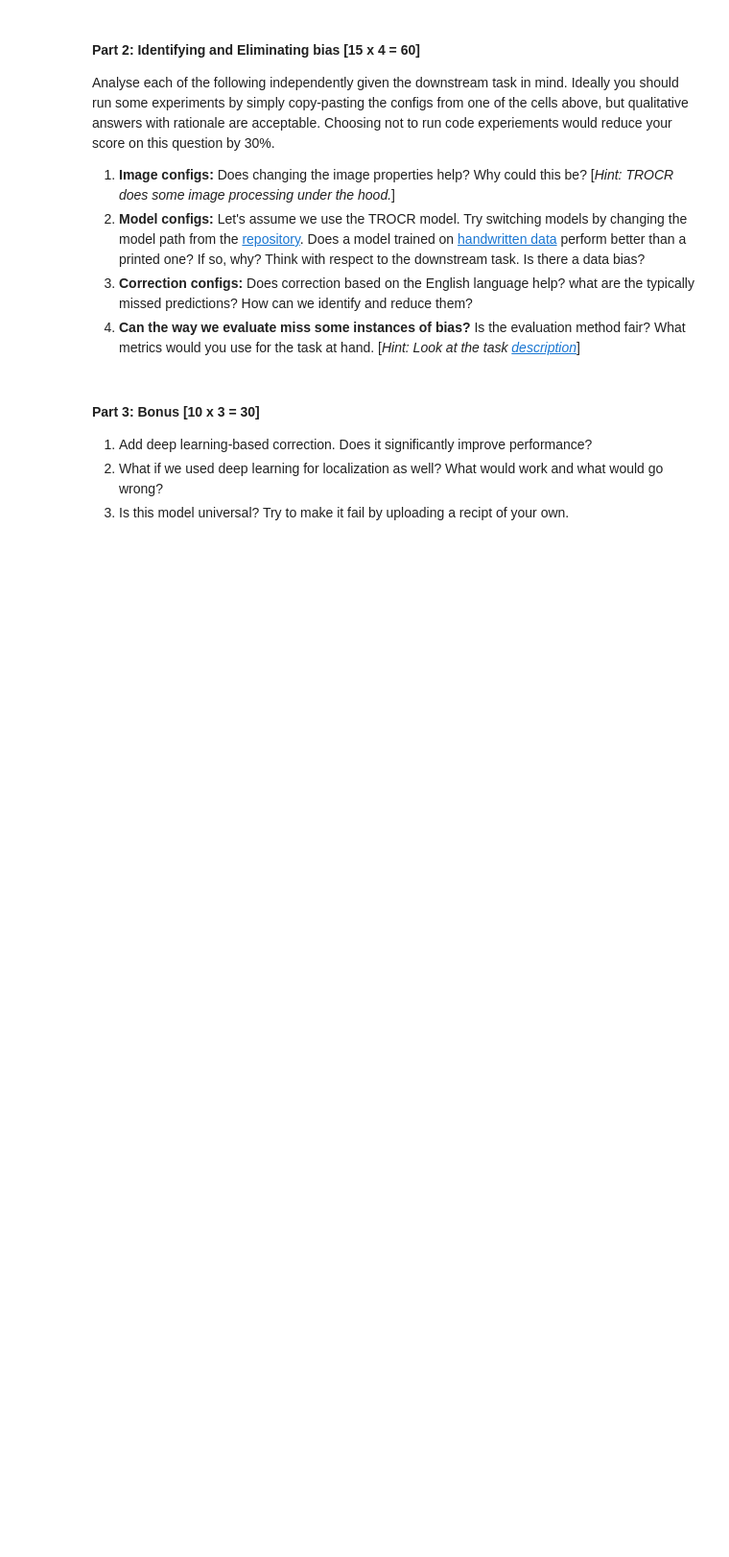
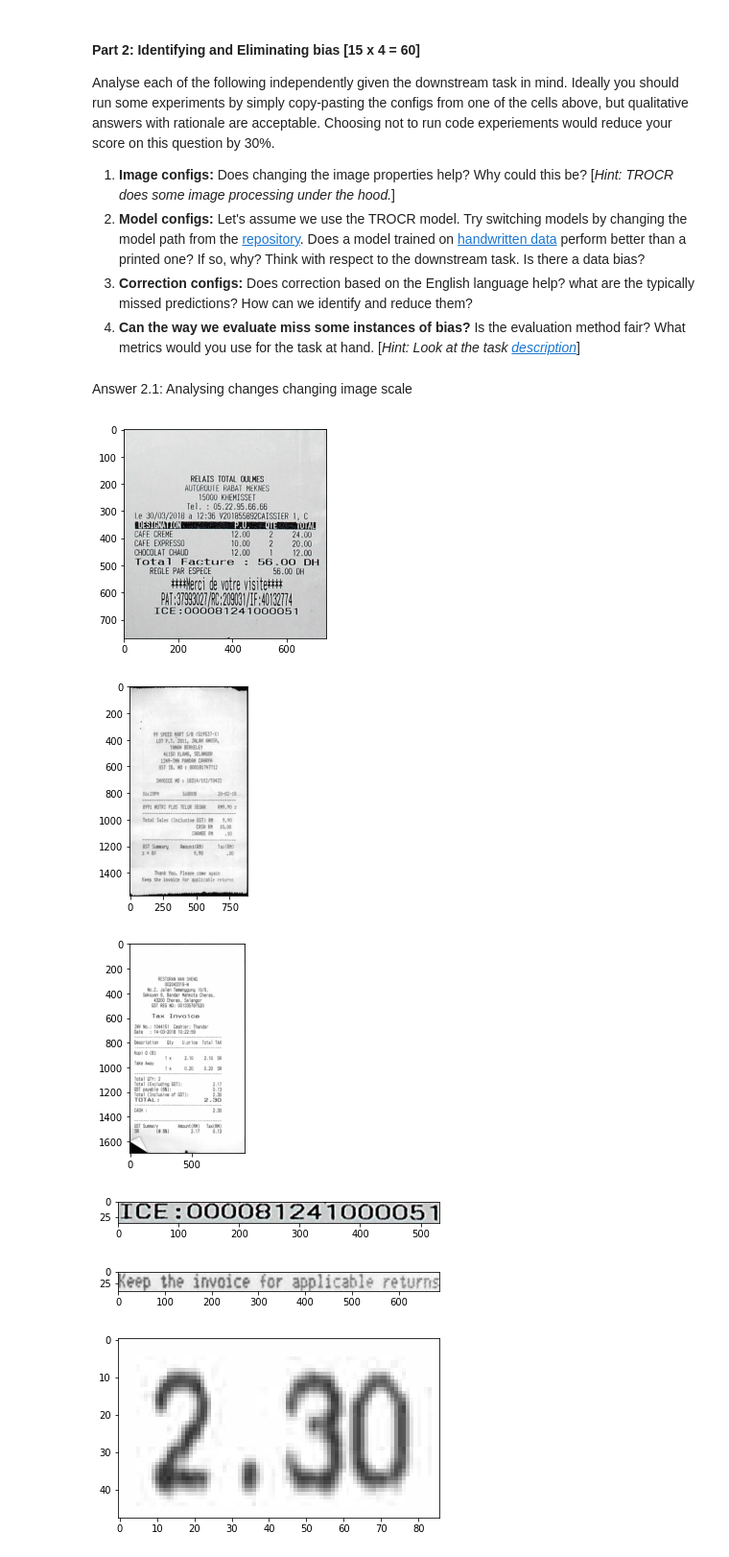
Before and after one commit to A00447694/Vector-Workshop, a Jupyter notebook: Chauhan-assignment4.ipynb, the cells around one changed output. Shown at 96% size. Saved outputs shown, nothing was run; the diff lists cells and outputs as text; code cells hidden in the pictures; blank space fills up the shorter version.

```diff
--- a/Chauhan-assignment4.ipynb
+++ b/Chauhan-assignment4.ipynb
@@ -405,9 +407,5 @@ Analyse each of the following independently given the downstream task in mind. I
 2. **Model configs:** Let's assume we use the TROCR model. Try switching models by changing the model path from the [repository](https://huggingface.co/models?search=microsoft/trocr). Does a model trained on [handwritten data]('microsoft/trocr-base-handwritten') perform better than a printed one? If so, why? Think with respect to the downstream task. Is there a data bias?
 3. **Correction configs:** Does correction based on the English language help? what are the typically missed predictions? How can we identify and reduce them?
 4. **Can the way we evaluate miss some instances of bias?** Is the evaluation method fair? What metrics would you use for the task at hand. [*Hint: Look at the task [description](https://rrc.cvc.uab.es/?ch=13&com=tasks)*]
-# %% [markdown]
-#### Part 3: Bonus [10 x 3 = 30]
-
-1. Add deep learning-based correction. Does it significantly improve performance?
-2. What if we used deep learning for localization as well? What would work and what would go wrong?
-3. Is this model universal? Try to make it fail by uploading a recipt of your own.
+# %% [markdown]
+Answer 2.1: Analysing changes changing image scale
@@ -413,0 +477,11 @@ Analyse each of the following independently given the downstream task in mind. I
+# %%
+# Changes in image configs in neural pipeline: scale = 2
+
+analyse_changes(2)
+# %% [output]
+[figure, added]
+[figure, added]
+[figure, added]
+[figure, added]
+[figure, added]
+[figure, added]
```
Also changed, not shown: parts of 21 cells of this notebook.
